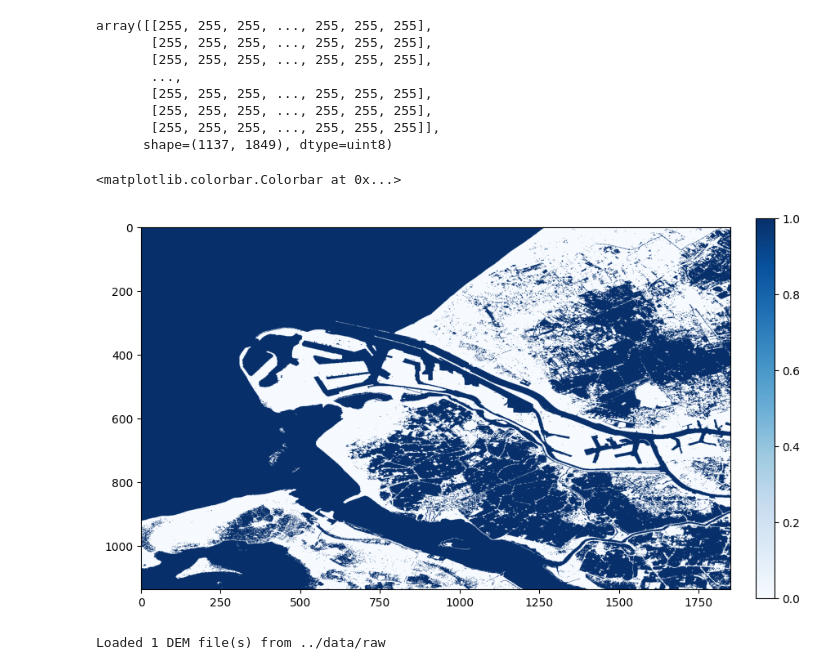
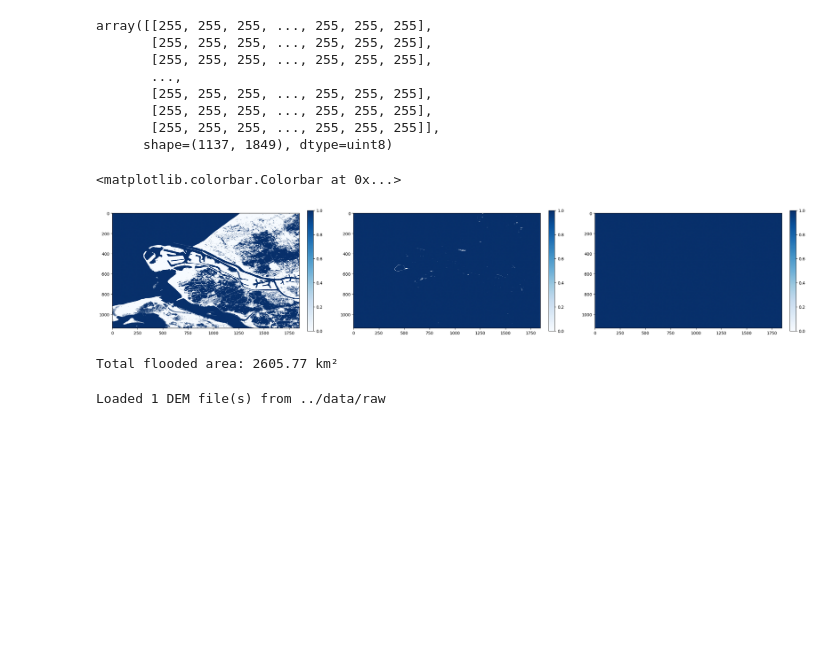
Before and after one commit to virajnistane/floodriskmapping, a Jupyter notebook: notebooks/exploration.ipynb, the cells around one changed output. Saved outputs shown, nothing was run; the diff lists cells and outputs as text; code cells hidden in the pictures; blank space fills up the shorter version.

```diff
--- a/notebooks/exploration.ipynb
+++ b/notebooks/exploration.ipynb
@@ -80,12 +80,18 @@ array([[255, 255, 255, ..., 255, 255, 255],
        [255, 255, 255, ..., 255, 255, 255]],
       shape=(1137, 1849), dtype=uint8)
 # %%
-fig, ax = plt.subplots(figsize=(10, 10))
-ax1 = ax.imshow(compute_flood_mask(dem, 0), cmap='Blues', vmin=0, vmax=1)
-fig.colorbar(ax1, ax=ax, fraction=0.03, pad=0.04)
+fig, ax = plt.subplots(1, 3, figsize=(10 *3 , 10 * dem.height / dem.width))
+ax0 = ax[0].imshow(compute_flood_mask(dem, 0), cmap='Blues', vmin=0, vmax=1)
+fig.colorbar(ax0, ax=ax[0], fraction=0.03, pad=0.04)
+
+ax1 = ax[1].imshow(compute_flood_mask(dem, 20), cmap='Blues', vmin=0, vmax=1)
+fig.colorbar(ax1, ax=ax[1], fraction=0.03, pad=0.04)
+
+ax2 = ax[2].imshow(compute_flood_mask(dem, 40), cmap='Blues', vmin=0, vmax=1)
+fig.colorbar(ax2, ax=ax[2], fraction=0.03, pad=0.04)
 # %% [output]
 <matplotlib.colorbar.Colorbar at 0x...>
-[figure, old version]
+[figure, new version]
 # %%
 
 
@@ -140,6 +146,10 @@ def main():
 
 # if __name__ == "__main__":
 #     main()
+# %%
+main()
+# %% [output]
+Total flooded area: 2605.77 km²
 # %%
 
 raw_dir = Path("../data/raw")
```
Also changed, not shown: parts of 1 cell of this notebook, 6 other files.
